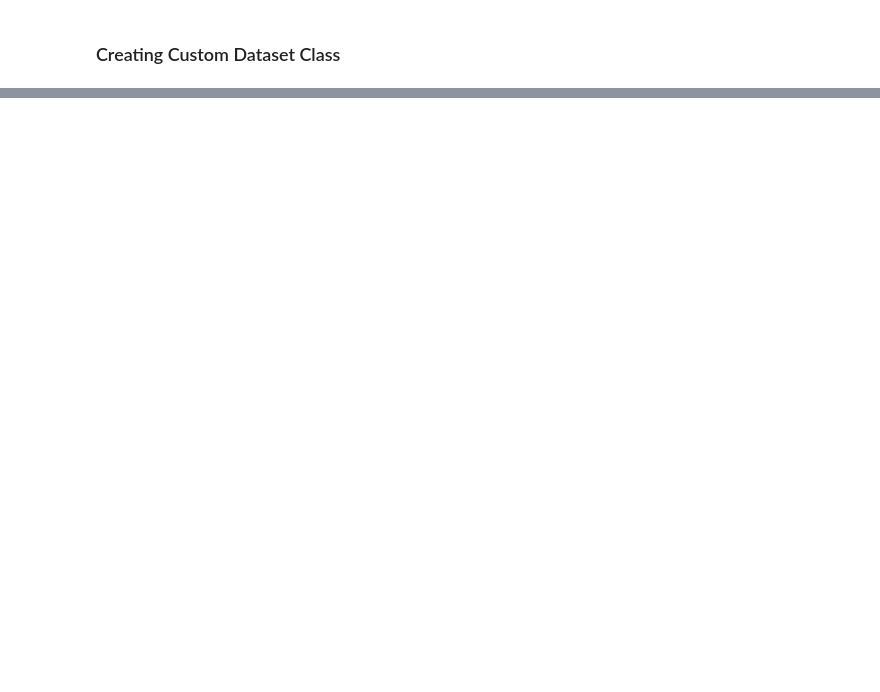
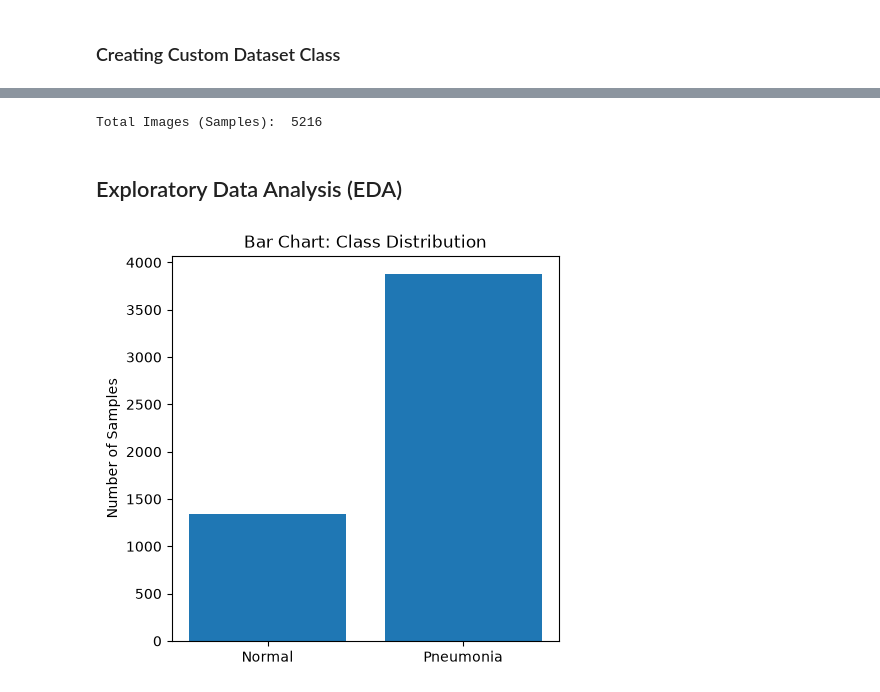
Before and after one commit to ShrDar/Pneumonia-Classifier-CNN, a Jupyter notebook: backend/notebooks/pneumonia_classifier_pytorch.ipynb, the cells around one changed output, grey strips where cells are left out. Saved outputs shown, nothing was run; the diff lists cells and outputs as text; code cells hidden in the pictures; blank space fills up the shorter version.

```diff
--- a/backend/notebooks/pneumonia_classifier_pytorch.ipynb
+++ b/backend/notebooks/pneumonia_classifier_pytorch.ipynb
@@ -49,15 +71,17 @@ class PneumoniaDataset(Dataset):
                     print(f"Skipping Corrupted Image: {img_path}")
 
         if not self.samples:
-            raise RuntimeError(f"No valid images found in {class_path}")
+            raise RuntimeError(f"No valid images found in {self.root_dir}")
 
     def __len__(self):
         return len(self.samples)
 
     def __getitem__(self, index):
+        if index >= len(self.samples):
+            raise IndexError("Index outta Bound")
         image_path, label = self.samples[index]
         with Image.open(image_path) as img:
-            image = img.convert("RGB")
+            image = img.convert("L")
 
         if self.transform:
             image = self.transform(image)
@@ -98,0 +92,23 @@ test_dataset = ImageFolder(
+# %%
+full_train_dataset = PneumoniaDataset("../data/train")
+
+print("Total Images (Samples): ", full_train_dataset.__len__())
+# %% [output]
+Total Images (Samples):  5216
+# %% [markdown]
+## Exploratory Data Analysis (EDA)
+# %%
+full_train_labels = [label for _, label in full_train_dataset.samples]
+
+class_counts = Counter(full_train_labels)
+
+plt.figure(figsize = (5, 5))
+
+plt.title("Bar Chart: Class Distribution")
+
+plt.bar(["Normal", "Pneumonia"], class_counts.values())
+plt.ylabel("Number of Samples")
+
+plt.show()
+# %% [output]
+[figure, added]
```
Also changed, not shown: parts of 22 cells of this notebook.
